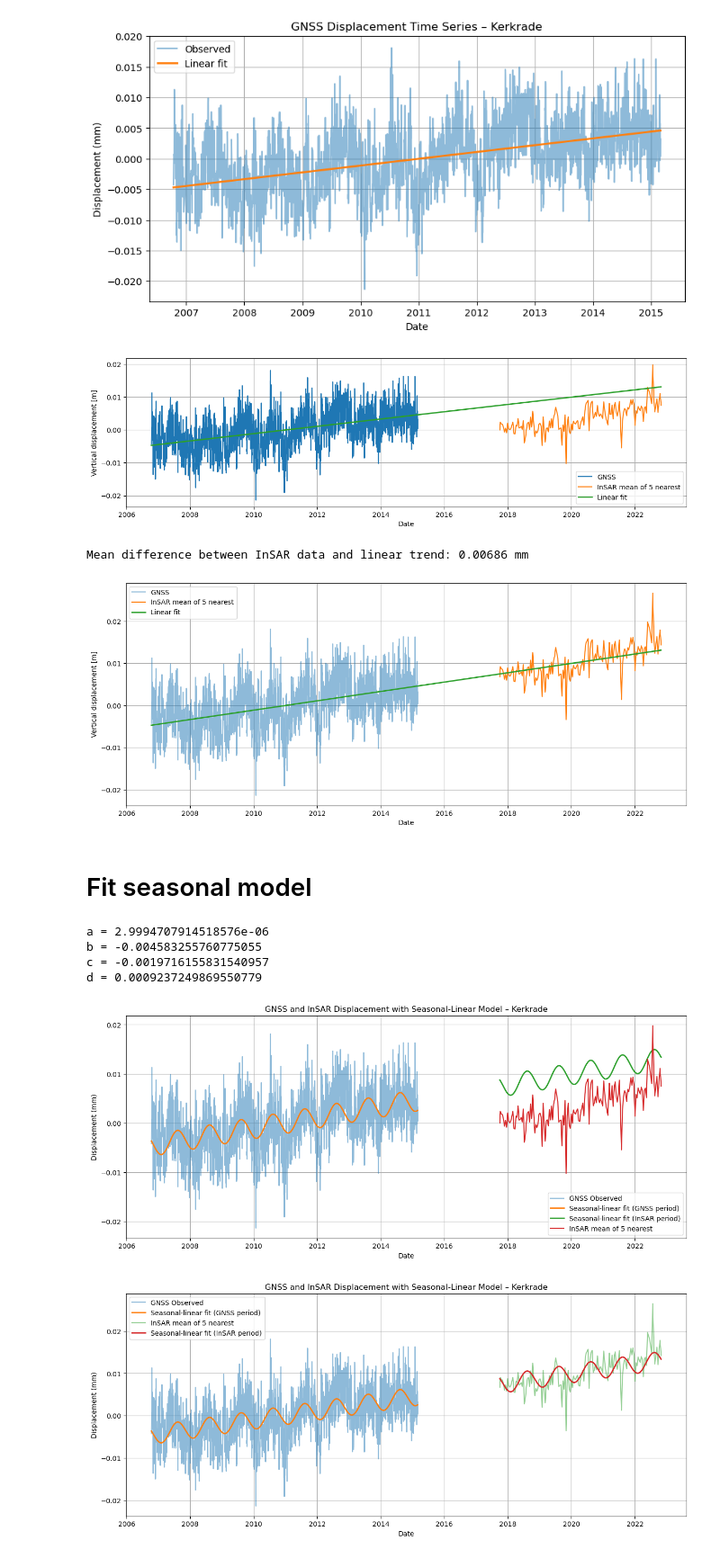
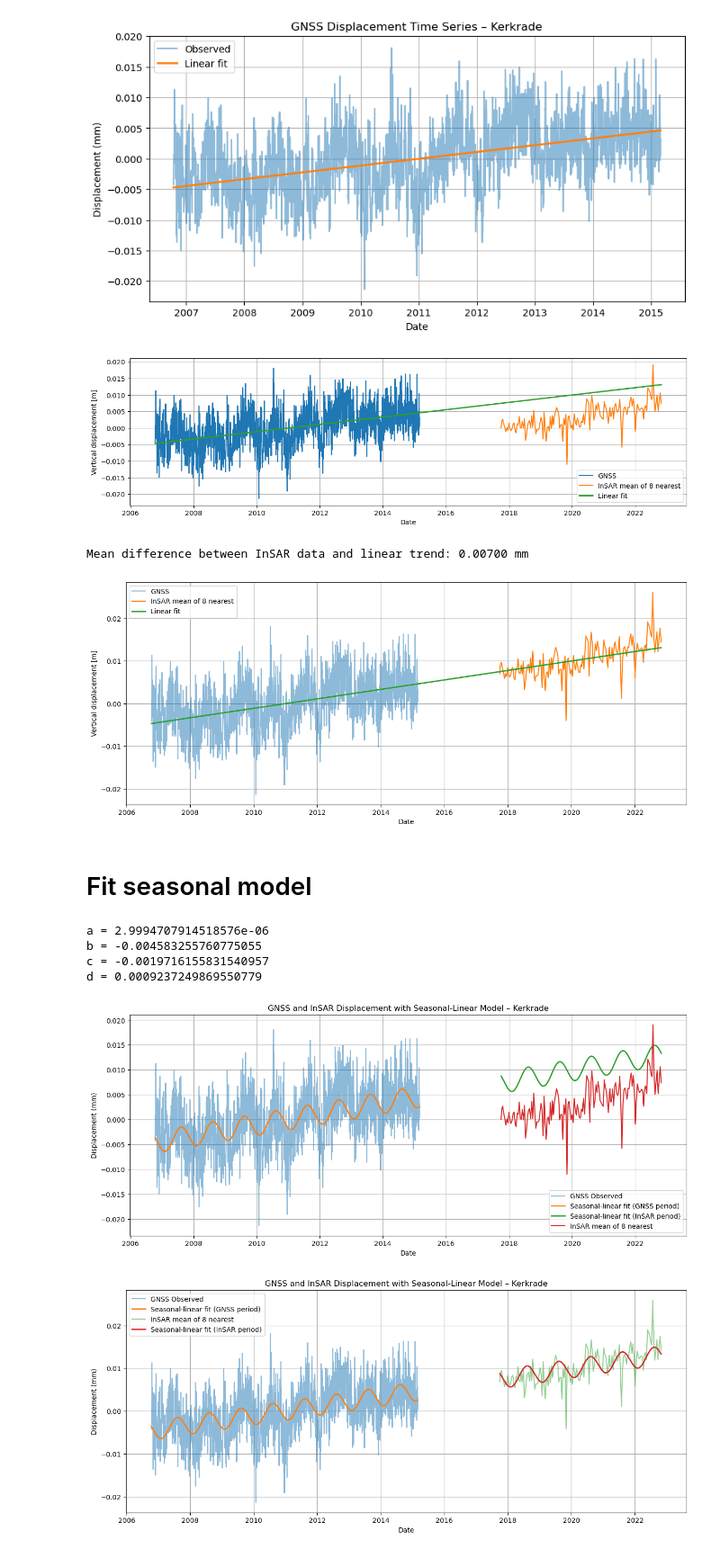
Before and after one commit to nigelwie/SHM-GH-Abandoned-Mines-Limburg, a Jupyter notebook: 02_plot_combined.ipynb, the cells around one changed output. Shown at 90% size. Drawn from its saved outputs; the diff is of its cells as text; code cells hidden in the pictures.

```diff
--- a/02_plot_combined.ipynb
+++ b/02_plot_combined.ipynb
@@ -183,7 +270,7 @@ lon_0 = df.loc[df['pnt_name'] == station_name, 'pnt_lon'].values[0]
 print(f"{station_name} coordinates: lat={lat_0}, lon={lon_0}")
 
 
-N = 5
+N = 8
 
 # Use the DataFrame that still has metadata columns (pnt_lat/pnt_lon) + u_ columns.
 # For example: insar_asc_u = add_vertical_insar(insar_asc) or convert_insar_to_u(insar_asc_LOS)
@@ -366,7 +468,7 @@ plt.grid(True)
 plt.legend()
 plt.show()
 # %% [output]
-[figure, old version]
+[figure, new version]
 # %%
 # Calculate differences between InSAR observations and the linear trend
 
@@ -380,7 +482,7 @@ print(f"Mean difference between InSAR data and linear trend: {delta_u_mean:.5f}
 
 insar_mean_u_shift = insar_mean_u + delta_u_mean
 # %% [output]
-Mean difference between InSAR data and linear trend: 0.00686 mm
+Mean difference between InSAR data and linear trend: 0.00700 mm
 # %%
 plt.figure(figsize=(15,6))
 plt.plot(gnss_dates, gnss_u, label="GNSS", alpha=0.5)
@@ -392,12 +494,13 @@ plt.grid(True)
 plt.legend()
 plt.show()
 # %% [output]
-[figure, old version]
+[figure, new version]
 # %% [markdown]
 # Fit seasonal model
 # %%
 def seasonal_linear_trend(t, a, b, c, d):
-     return a * t + b + c * np.sin(2/365.25 * np.pi * t ) + d * np.cos(2/365.25 * np.pi * t  )
+     period = 365.25
+     return a * t + b + c * np.sin(2/period * np.pi * t ) + d * np.cos(2/period * np.pi * t  )
 
 
 # Fit parameters
@@ -411,34 +514,34 @@ print("b =", b)
 print("c =", c)
 print("d =", d)
 
 # Compute fitted displacement
 gnss_fit_seasonal = seasonal_linear_trend(gnss_t, a, b, c, d)
 
 
 # Evaluate seasonal-linear model at InSAR dates
 insar_fit_seasonal = seasonal_linear_trend(insar_t, a, b, c, d)
 
 plt.figure(figsize=(15, 6))
 plt.plot(gnss_dates, gnss_u, label="GNSS Observed", alpha=0.5)
 plt.plot(gnss_dates, gnss_fit_seasonal, label="Seasonal-linear fit (GNSS period)", linewidth=2)
 plt.plot(insar_dates, insar_fit_seasonal, label="Seasonal-linear fit (InSAR period)", linewidth=2)
 plt.plot(insar_dates, insar_mean_u, label=f"InSAR mean of {N} nearest", markersize=3)
 plt.xlabel("Date")
 plt.ylabel("Displacement (mm)")
 plt.title(f"GNSS and InSAR Displacement with Seasonal-Linear Model – {station_name}")
 plt.legend()
 plt.grid(True)
 plt.show()
 
 # Calculate mean difference between InSAR data and linear trend
 insar_diff_seasonal = np.abs(np.mean(insar_mean_u - insar_fit_seasonal))
 insar_shift_seasonal = insar_mean_u + insar_diff_seasonal
 # %% [output]
 a = 2.9994707914518576e-06
 b = -0.004583255760775055
 c = -0.0019716155831540957
 d = 0.0009237249869550779
-[figure, old version]
+[figure, new version]
 # %%
 plt.figure(figsize=(15, 6))
 plt.plot(gnss_dates, gnss_u, label="GNSS Observed", alpha=0.5)
```
Also changed, not shown: parts of 6 cells of this notebook.
